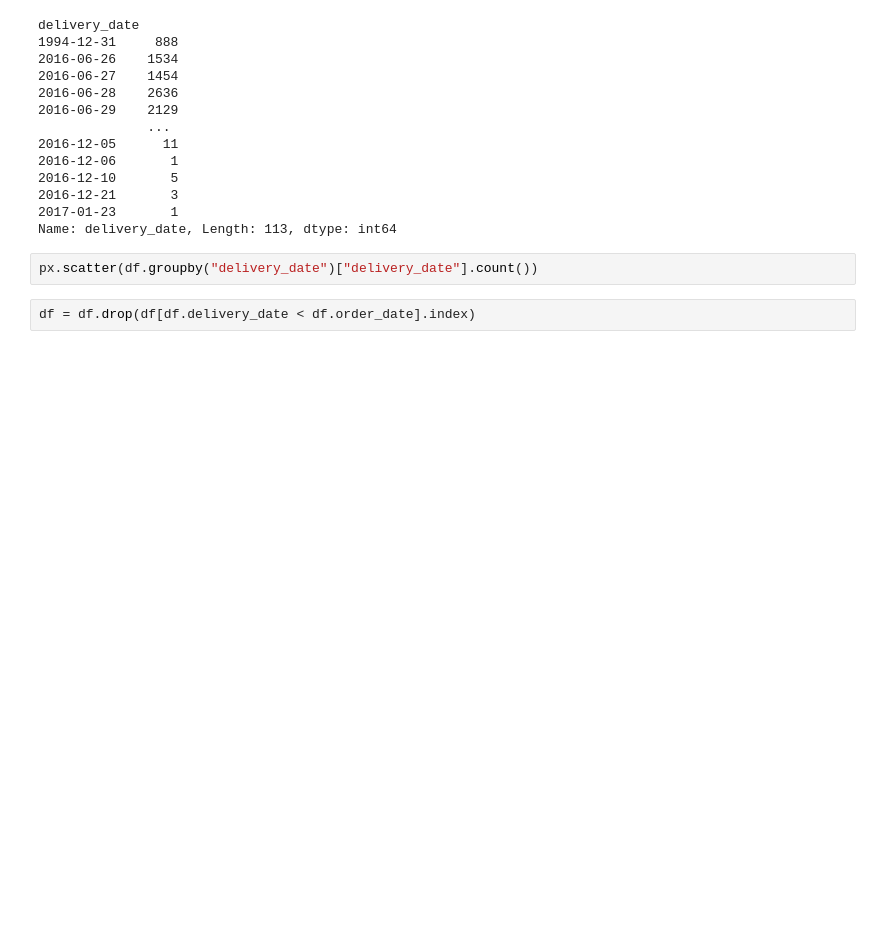
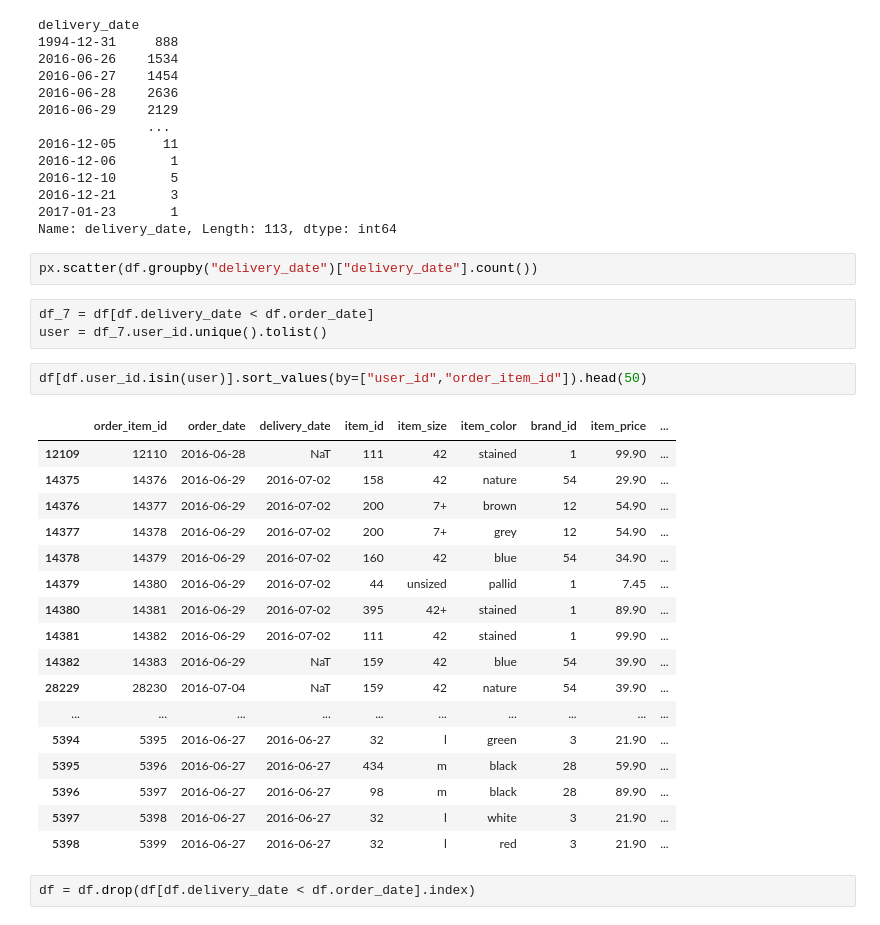
Before and after one commit to P-AEL/ML-Projekt, a Jupyter notebook: Paul/blob.ipynb, the cells around one changed output. Cells and saved outputs as stored; diff of their text form; blank space fills up the shorter version.

```diff
--- a/Paul/blob.ipynb
+++ b/Paul/blob.ipynb
@@ -153,6 +150,29 @@ delivery_date
 Name: delivery_date, Length: 113, dtype: int64
 # %%
 px.scatter(df.groupby("delivery_date")["delivery_date"].count())
+# %%
+df_7 = df[df.delivery_date < df.order_date]
+user = df_7.user_id.unique().tolist()
+# %%
+df[df.user_id.isin(user)].sort_values(by=["user_id","order_item_id"]).head(50)
+# %% [output]
+|  | order_item_id | order_date | delivery_date | item_id | item_size | item_color | brand_id | item_price | ... |
+| 12109 | 12110 | 2016-06-28 | NaT | 111 | 42 | stained | 1 | 99.90 | ... |
+| 14375 | 14376 | 2016-06-29 | 2016-07-02 | 158 | 42 | nature | 54 | 29.90 | ... |
+| 14376 | 14377 | 2016-06-29 | 2016-07-02 | 200 | 7+ | brown | 12 | 54.90 | ... |
+| 14377 | 14378 | 2016-06-29 | 2016-07-02 | 200 | 7+ | grey | 12 | 54.90 | ... |
+| 14378 | 14379 | 2016-06-29 | 2016-07-02 | 160 | 42 | blue | 54 | 34.90 | ... |
+| 14379 | 14380 | 2016-06-29 | 2016-07-02 | 44 | unsized | pallid | 1 | 7.45 | ... |
+| 14380 | 14381 | 2016-06-29 | 2016-07-02 | 395 | 42+ | stained | 1 | 89.90 | ... |
+| 14381 | 14382 | 2016-06-29 | 2016-07-02 | 111 | 42 | stained | 1 | 99.90 | ... |
+| 14382 | 14383 | 2016-06-29 | NaT | 159 | 42 | blue | 54 | 39.90 | ... |
+| 28229 | 28230 | 2016-07-04 | NaT | 159 | 42 | nature | 54 | 39.90 | ... |
+| ... | ... | ... | ... | ... | ... | ... | ... | ... | ... |
+| 5394 | 5395 | 2016-06-27 | 2016-06-27 | 32 | l | green | 3 | 21.90 | ... |
+| 5395 | 5396 | 2016-06-27 | 2016-06-27 | 434 | m | black | 28 | 59.90 | ... |
+| 5396 | 5397 | 2016-06-27 | 2016-06-27 | 98 | m | black | 28 | 89.90 | ... |
+| 5397 | 5398 | 2016-06-27 | 2016-06-27 | 32 | l | white | 3 | 21.90 | ... |
+| 5398 | 5399 | 2016-06-27 | 2016-06-27 | 32 | l | red | 3 | 21.90 | ... |
 # %%
 df = df.drop(df[df.delivery_date < df.order_date].index)
 # %%
```
Also changed, not shown: parts of 22 cells of this notebook.
